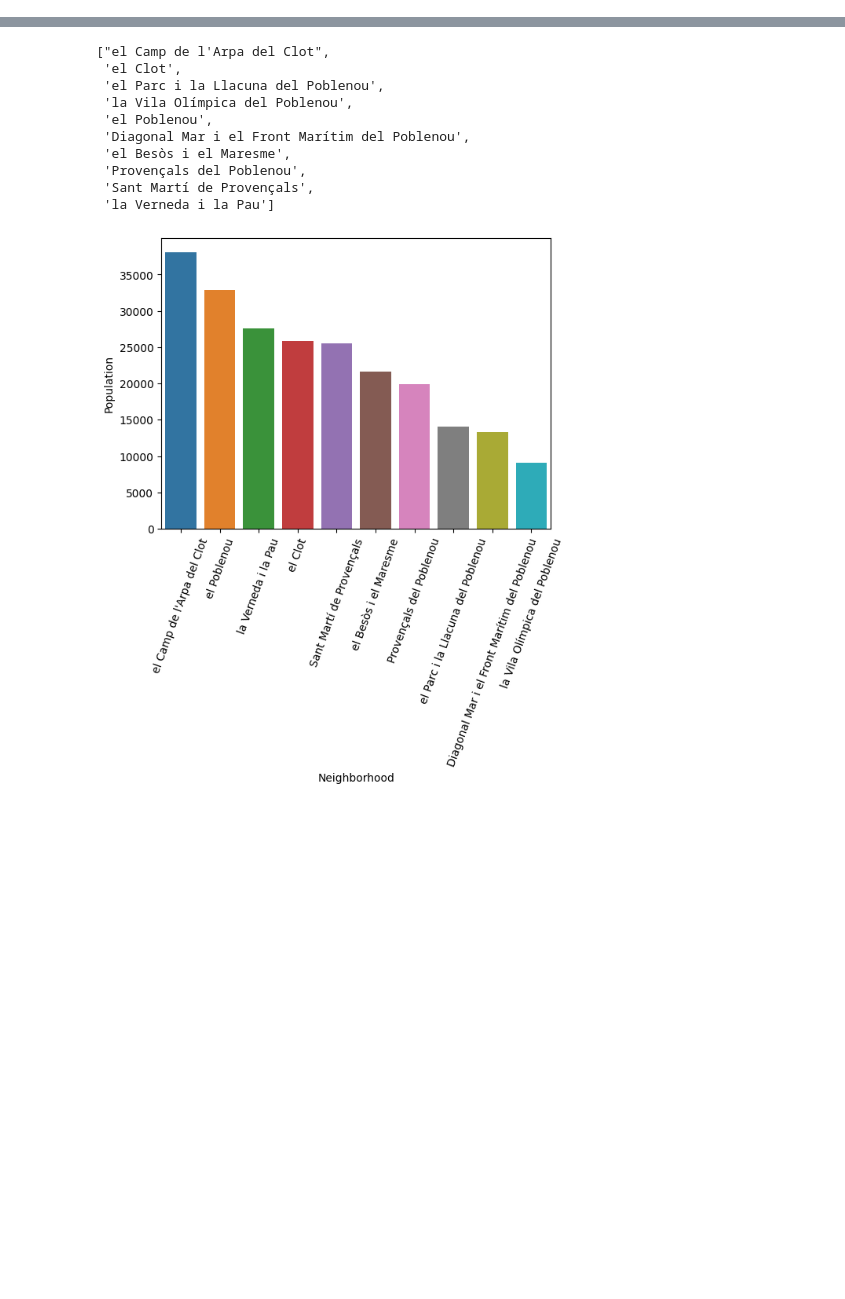
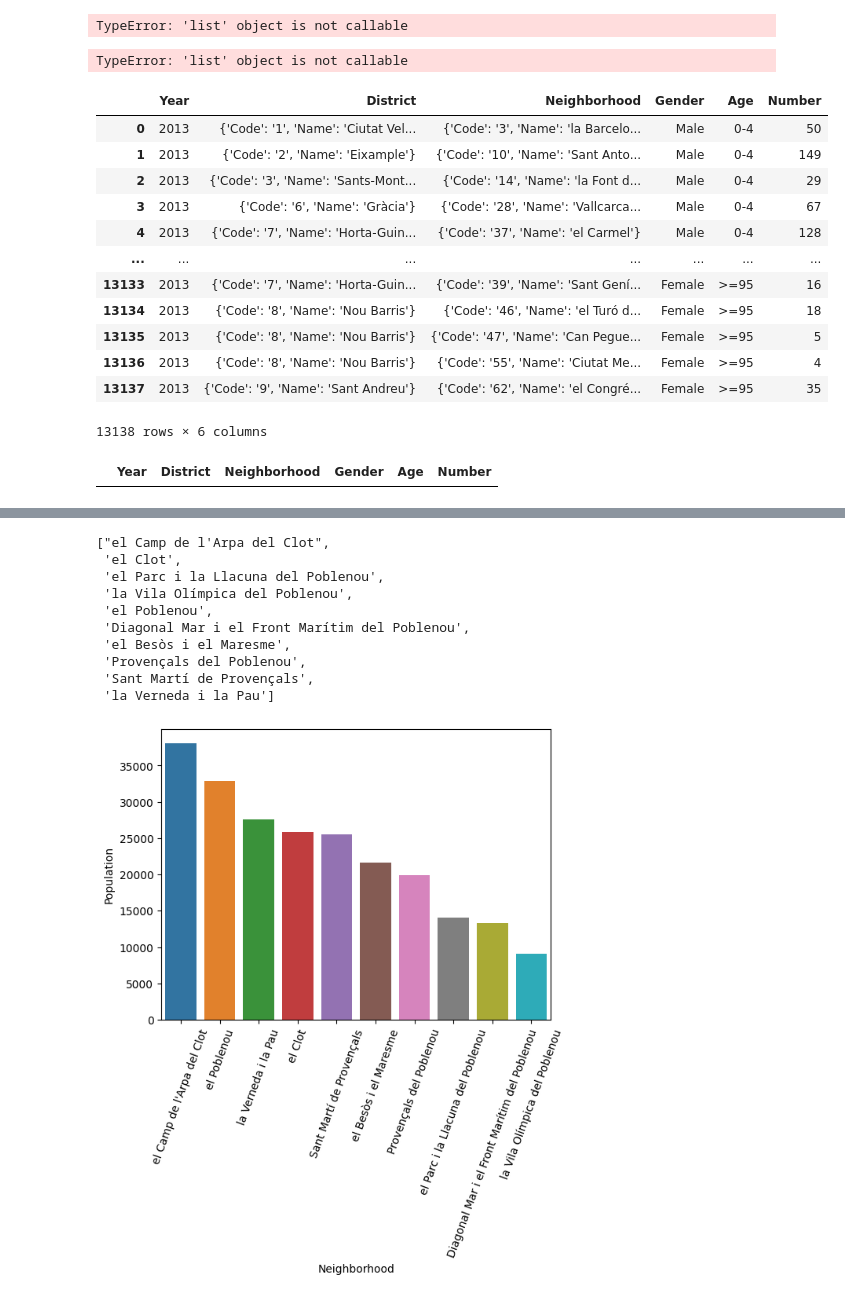
Before and after one commit to luism1988/Barcelona_dashboard, a Jupyter notebook: streamlit/pruebas.ipynb, the cells around one changed output, grey strips where cells are left out. Saved outputs shown, nothing was run; the diff lists cells and outputs as text; code cells hidden in the pictures; blank space fills up the shorter version.

```diff
--- a/streamlit/pruebas.ipynb
+++ b/streamlit/pruebas.ipynb
@@ -11,0 +49,4 @@ import seaborn as sns
+# %%
+data =df_format_fixer(df)
+# %% [output]
+TypeError: 'list' object is not callable
@@ -11,0 +61,4 @@ import seaborn as sns
+# %%
+df_format_fixer(df_data)
+# %% [output]
+TypeError: 'list' object is not callable
@@ -12,3 +69,23 @@ import seaborn as sns
+# %%
+df_data
+# %% [output]
+|  | Year | District | Neighborhood | Gender | Age | Number |
+| 0 | 2013 | {'Code': '1', 'Name': 'Ciutat Vel... | {'Code': '3', 'Name': 'la Barcelo... | Male | 0-4 | 50 |
+| 1 | 2013 | {'Code': '2', 'Name': 'Eixample'} | {'Code': '10', 'Name': 'Sant Anto... | Male | 0-4 | 149 |
+| 2 | 2013 | {'Code': '3', 'Name': 'Sants-Mont... | {'Code': '14', 'Name': 'la Font d... | Male | 0-4 | 29 |
+| 3 | 2013 | {'Code': '6', 'Name': 'Gràcia'} | {'Code': '28', 'Name': 'Vallcarca... | Male | 0-4 | 67 |
+| 4 | 2013 | {'Code': '7', 'Name': 'Horta-Guin... | {'Code': '37', 'Name': 'el Carmel'} | Male | 0-4 | 128 |
+| ... | ... | ... | ... | ... | ... | ... |
+| 13133 | 2013 | {'Code': '7', 'Name': 'Horta-Guin... | {'Code': '39', 'Name': 'Sant Gení... | Female | >=95 | 16 |
+| 13134 | 2013 | {'Code': '8', 'Name': 'Nou Barris'} | {'Code': '46', 'Name': 'el Turó d... | Female | >=95 | 18 |
+| 13135 | 2013 | {'Code': '8', 'Name': 'Nou Barris'} | {'Code': '47', 'Name': 'Can Pegue... | Female | >=95 | 5 |
+| 13136 | 2013 | {'Code': '8', 'Name': 'Nou Barris'} | {'Code': '55', 'Name': 'Ciutat Me... | Female | >=95 | 4 |
+| 13137 | 2013 | {'Code': '9', 'Name': 'Sant Andreu'} | {'Code': '62', 'Name': 'el Congré... | Female | >=95 | 35 |
+13138 rows × 6 columns
+# %%
+df_data[df_data["District"]=="Ciutat Vella"]
+# %% [output]
+|  | Year | District | Neighborhood | Gender | Age | Number |
 # %%
 year = 2017
 
```
Also changed, not shown: parts of 12 cells of this notebook, 9 other files.
